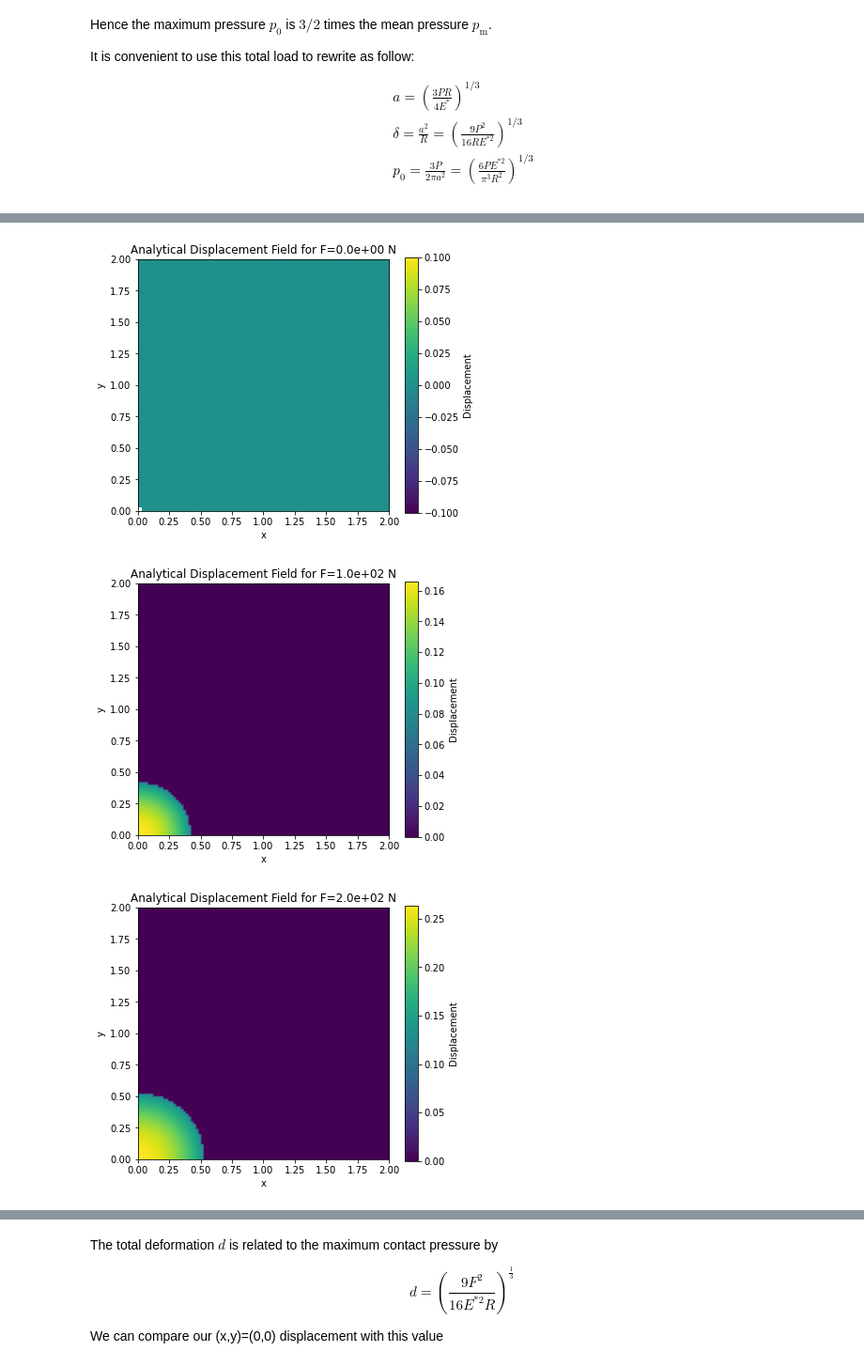
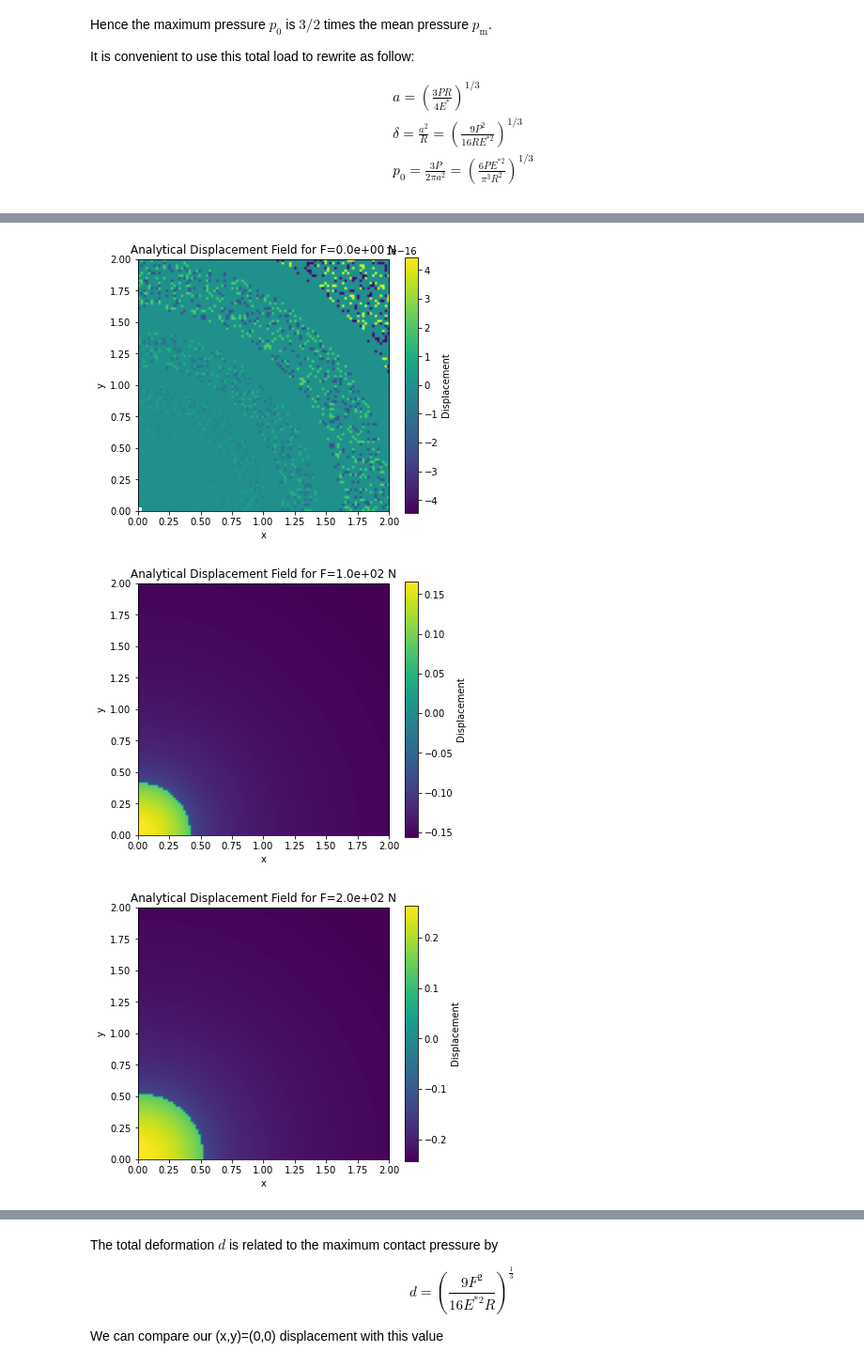
Before and after one commit to NathanLZC/Master-internship-repo-at-Institut-dAlembert, a Jupyter notebook: Week2/task1_Hertz_contact.ipynb, the cells around one changed output, grey strips where cells are left out. Shown at 94% size. Saved outputs shown, nothing was run; the diff lists cells and outputs as text; code cells hidden in the pictures.

```diff
--- a/Week2/task1_Hertz_contact.ipynb
+++ b/Week2/task1_Hertz_contact.ipynb
@@ -156,22 +169,31 @@ r = np.sqrt(x**2 + y**2)
 #Here we define p0 as the reference pressure
 p0 = (1/np.pi) * (6*F*(E_star**2)/(R**2))**(1/3) #this is the reference pressure
 # %%
+
 # compute and visualize the displacement field for each F value
+
 for F_value in F[::100]:  # Only plot every 100th value to avoid clutter
     a = (3*F_value*R/(4*E_star))**(1/3)  # contact radius
     p0 = (6*F_value*E_star**2/(np.pi**3*R**2))**(1/3)  # reference pressure
     u_z = np.pi*p0*(2*a**2-r**2)/(4*a*E_star)  # analytical displacement field
-    u_z[r > a] =  0 # set the displacement outside the contact area to zero
+
+
+
+    # Correctly applying the displacement outside the contact area
+    outside_contact = r > a
+    u_z_outside = -(r[outside_contact]**2)/(2*R) + a * np.sqrt(r[outside_contact]**2 - a**2)/(np.pi*R) + (r[outside_contact]**2-2*a**2)*np.arccos(a/r[outside_contact])/(np.pi*R)
+    u_z[outside_contact] = u_z_outside
+
 
     # Visualize the displacement field
     plt.figure(figsize=(6, 5))
     plt.imshow(u_z, extent=(0, L, 0, L), origin='lower')
     plt.colorbar(label='Displacement')
     plt.title(f'Analytical Displacement Field for F={F_value:.1e} N')
     plt.xlabel('x')
     plt.ylabel('y')
     plt.show()
 # %% [output]
-[figure, old version]
+[figure, new version]
-[figure, old version]
+[figure, new version]
-[figure, old version]
+[figure, new version]
```
Also changed, not shown: parts of 12 cells of this notebook.
